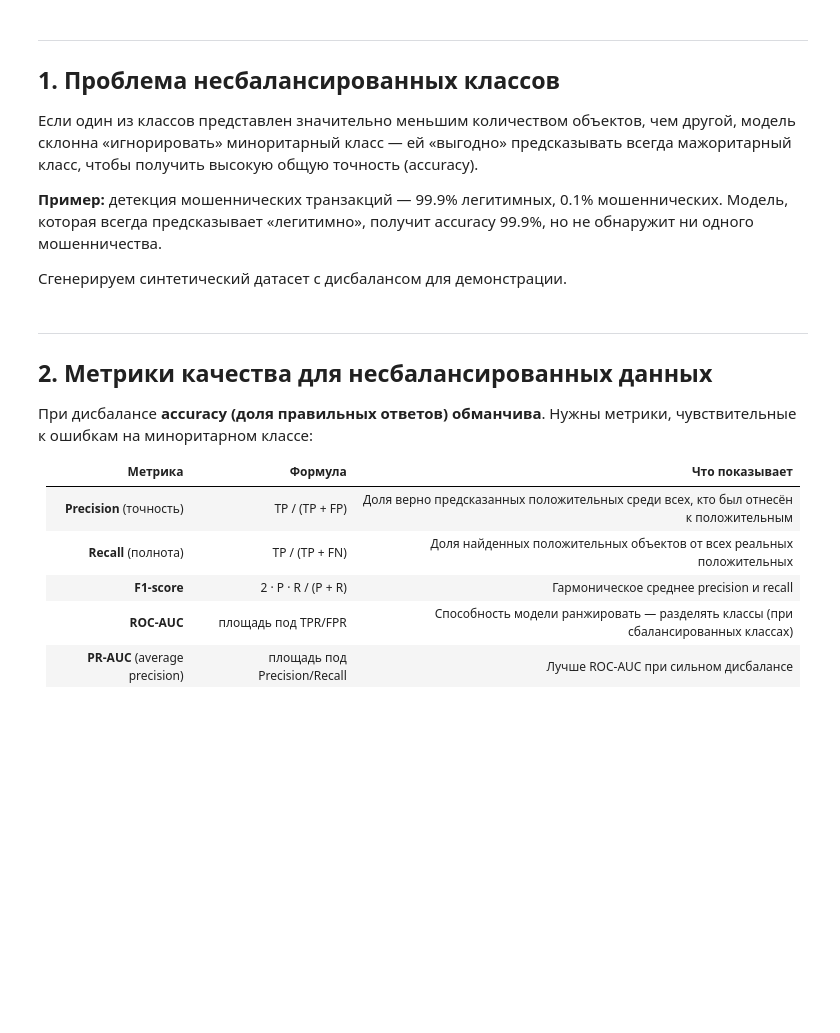
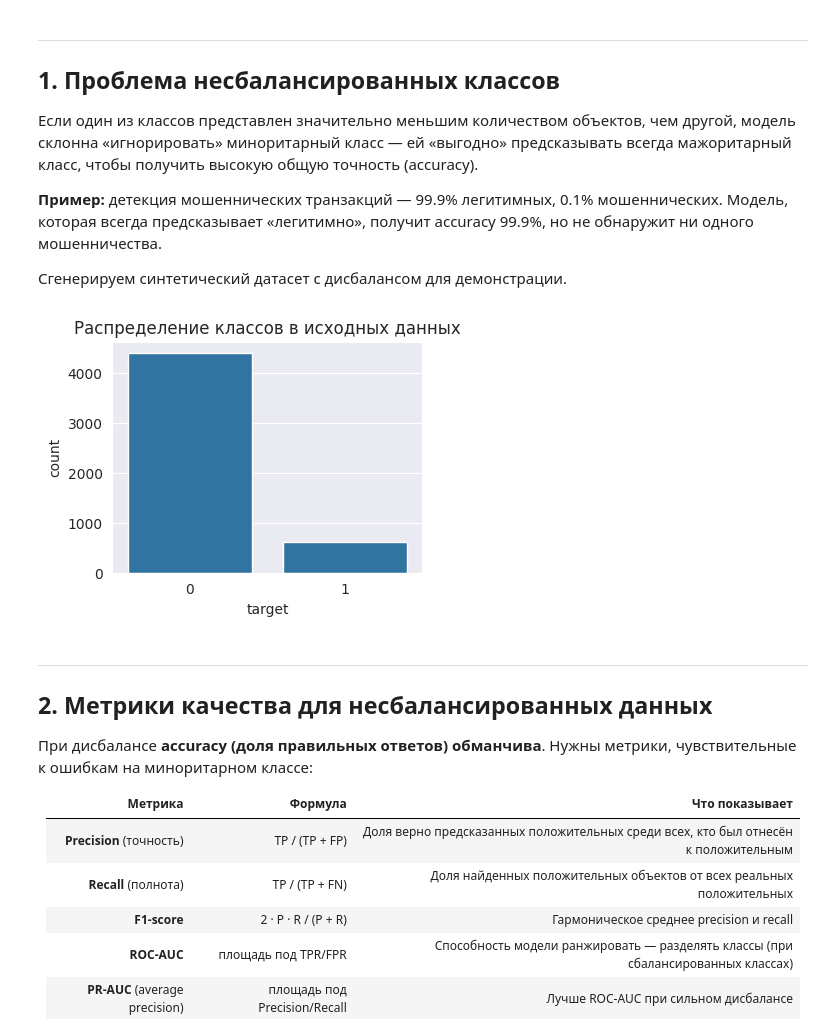
Before and after one commit to ivtipm/ML, a Jupyter notebook: DataProcessing/class_balancing.ipynb, the cells around one changed output. Cells and saved outputs as stored; diff of their text form; code cells hidden in the pictures; blank space fills up the shorter version.

```diff
--- a/DataProcessing/class_balancing.ipynb
+++ b/DataProcessing/class_balancing.ipynb
@@ -61,49 +63,30 @@ np.random.seed(42)
 
 Сгенерируем синтетический датасет с дисбалансом для демонстрации.
 # %%
-def make_imbalanced_dataset(
-    n_samples=5000, n_features=8, n_informative=5, n_redundant=2,
-    weights=None, flip_y=0.05, random_state=42
-):
-    """Generate a binary classification dataset with controlled imbalance."""
-    if weights is None:
-        weights = [0.9, 0.1]
-    X, y = make_classification(
-        n_samples=n_samples,
-        n_features=n_features,
-        n_informative=n_informative,
-        n_redundant=n_redundant,
-        n_clusters_per_class=1,
-        weights=weights,
-        flip_y=flip_y,
-        class_sep=0.8,
-        random_state=random_state,
-    )
-    return X, y
+from imblearn.over_sampling import RandomOverSampler
+# imblearn -- библиотека для работы с несбалансированными данными
 
-X, y = make_imbalanced_dataset()
+
+X, y = make_classification(
+    n_samples=5000,
+    n_features=8, n_informative=5, n_redundant=2,
+    n_clusters_per_class=1,                 # Уменьшаем количество кластеров для более явного разделения классов
+    weights=[0.9, 0.1],                     # баланс классов 90% к 10%
+    flip_y=0.05,                            # Добавляем небольшой шум для реалистичности
+    class_sep=0.8,
+    random_state=42,
+)
+
 
 df = pd.DataFrame(X, columns=[f"f{i}" for i in range(X.shape[1])])
 df["target"] = y
 
-print(f"Всего объектов: {len(df)}")
-print(f"Миноритарный класс (1): {y.sum()} ({y.mean()*100:.1f}%)")
-print(f"Мажоритарный класс (0): {(1-y).sum()} {(1-y.mean())*100:.1f}%")
-
-fig, axes = plt.subplots(1, 2, figsize=(12, 4))
-df["target"].value_counts().plot(kind="bar", ax=axes[0], color=["steelblue", "coral"])
-axes[0].set_title("Распределение классов")
-axes[0].set_xticklabels(["Мажоритарный (0)", "Миноритарный (1)"], rotation=0)
-
-from pandas.plotting import parallel_coordinates
-df_sample = pd.concat([df[df["target"]==0].sample(50),
-                       df[df["target"]==1].sample(50)])
-df_sample["target"] = df_sample["target"].map({0: "Мажоритарный", 1: "Миноритарный"})
-parallel_coordinates(df_sample, class_column="target", ax=axes[1], color=["steelblue", "coral"])
-axes[1].set_title("Признаки объектов двух классов")
-axes[1].legend(loc="upper right")
-plt.tight_layout()
+plt.figure(figsize=(4, 3))
+seaborn.countplot(x="target", data=df)
+plt.title("Распределение классов в исходных данных")
 plt.show()
+# %% [output]
+[figure, added]
 # %% [markdown]
 ---
 ## 2. Метрики качества для несбалансированных данных
```
Also changed, not shown: parts of 7 cells of this notebook.
